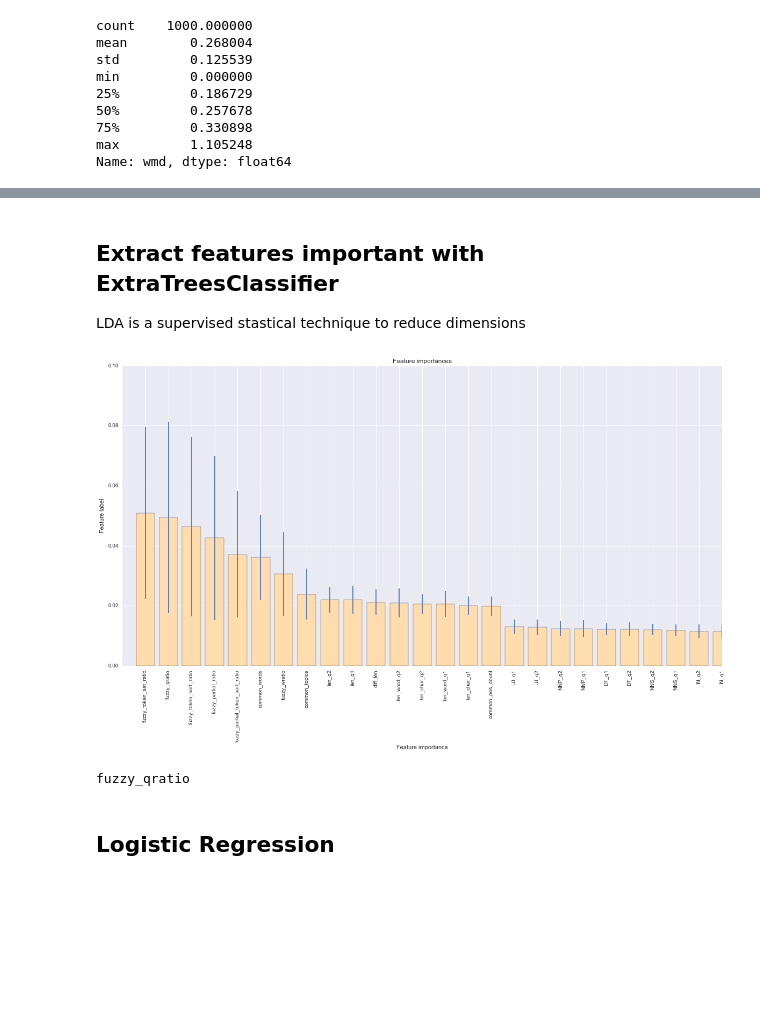
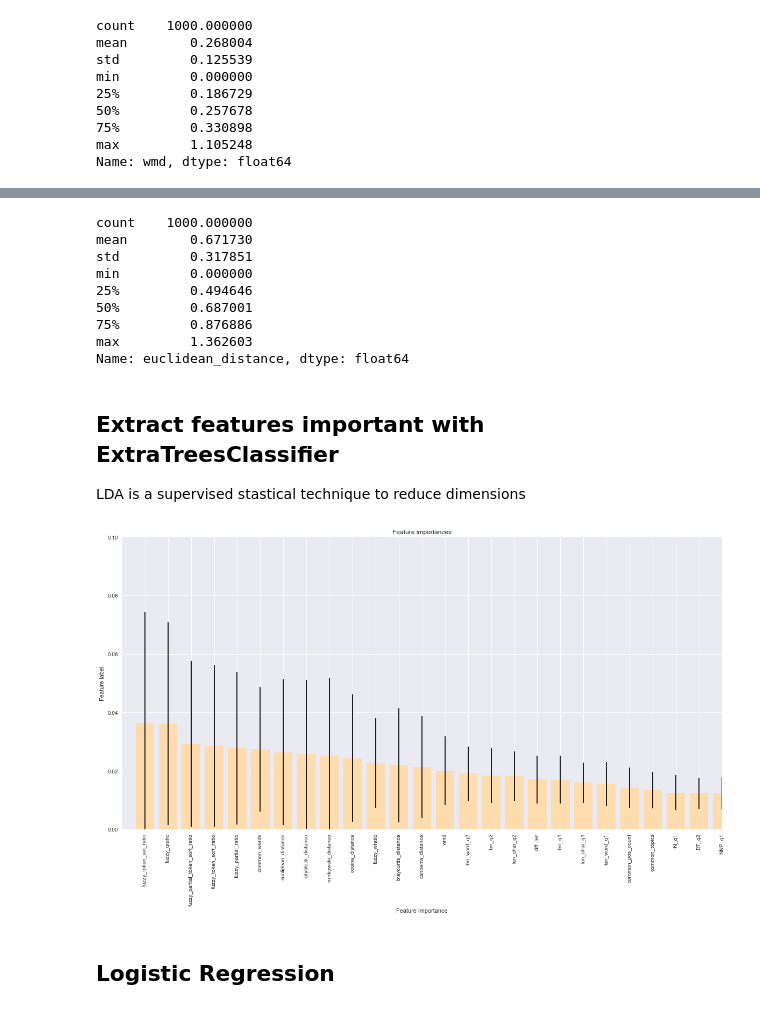
Before and after one commit to aissaelouafi/Quora, a Jupyter notebook: Quora Kaggle competition.ipynb, the cells around one changed output, grey strips where cells are left out. Saved outputs shown, nothing was run; the diff lists cells and outputs as text; code cells hidden in the pictures; blank space fills up the shorter version.

Commit message:
Add word mover's distance features based on word2vec model and several distances measures

```diff
--- a/Quora Kaggle competition.ipynb
+++ b/Quora Kaggle competition.ipynb
@@ -313,0 +319,5 @@ Name: wmd, dtype: float64
+# %%
+def word2vec_sentences(s):
+    M = sent2vec(s)
+    v = M.sum(axis=0)
+    return v / np.sqrt((v ** 2).sum())
@@ -314,34 +342,76 @@ Name: wmd, dtype: float64
+# %%
+df_train['cosine_distance'] = [cosine(x, y) for (x, y) in zip(np.nan_to_num(question1_vectors),np.nan_to_num(question2_vectors))]
+df_train['euclidean_distance'] = [euclidean(x, y) for(x, y) in zip(np.nan_to_num(question1_vectors),np.nan_to_num(question2_vectors))]
+
+df_test['cosine_distance'] = [cosine(x, y) for (x, y) in zip(np.nan_to_num(question1_test_vectors),np.nan_to_num(question2_test_vectors))]
+df_test['euclidean_distance'] = [euclidean(x, y) for(x, y) in zip(np.nan_to_num(question1_test_vectors),np.nan_to_num(question2_test_vectors))]
+
+
+df_train['jaccard_distance'] = [jaccard(x, y) for (x, y) in zip(np.nan_to_num(question1_vectors),np.nan_to_num(question2_vectors))]
+df_test['jaccard_distance'] = [jaccard(x, y) for(x, y) in zip(np.nan_to_num(question1_test_vectors),np.nan_to_num(question2_test_vectors))]
+
+
+df_train['canberra_distance'] = [canberra(x, y) for (x, y) in zip(np.nan_to_num(question1_vectors),np.nan_to_num(question2_vectors))]
+df_test['canberra_distance'] = [canberra(x, y) for(x, y) in zip(np.nan_to_num(question1_test_vectors),np.nan_to_num(question2_test_vectors))]
+
+
+df_train['minkowski_distance'] = [minkowski(x, y, 3) for (x, y) in zip(np.nan_to_num(question1_vectors),np.nan_to_num(question2_vectors))]
+df_test['minkowski_distance'] = [minkowski(x, y, 3) for(x, y) in zip(np.nan_to_num(question1_test_vectors),np.nan_to_num(question2_test_vectors))]
+
+
+df_train['braycurtis_distance'] = [braycurtis(x, y) for (x, y) in zip(np.nan_to_num(question1_vectors),np.nan_to_num(question2_vectors))]
+df_test['braycurtis_distance'] = [braycurtis(x, y) for(x, y) in zip(np.nan_to_num(question1_test_vectors),np.nan_to_num(question2_test_vectors))]
+
+
+df_train['canberra_distance'] = [canberra(x, y) for (x, y) in zip(np.nan_to_num(question1_vectors),np.nan_to_num(question2_vectors))]
+df_test['canberra_distance'] = [canberra(x, y) for(x, y) in zip(np.nan_to_num(question1_test_vectors),np.nan_to_num(question2_test_vectors))]
+
+
+df_train['cityblock_distance'] = [cityblock(x, y) for (x, y) in zip(np.nan_to_num(question1_vectors),np.nan_to_num(question2_vectors))]
+df_test['cityblock_distance'] = [cityblock(x, y) for(x, y) in zip(np.nan_to_num(question1_test_vectors),np.nan_to_num(question2_test_vectors))]
+# %%
+df_train.euclidean_distance.describe()
+# %% [output]
+count    1000.000000
+mean        0.671730
+std         0.317851
+min         0.000000
+25%         0.494646
+50%         0.687001
+75%         0.876886
+max         1.362603
+Name: euclidean_distance, dtype: float64
 # %% [markdown]
 ## Extract features important with ExtraTreesClassifier
 LDA is a supervised stastical technique to reduce dimensions
 # %%
 # Build a forest and compute the feature importances
 forest = ExtraTreesClassifier(n_estimators=250,random_state=0)
 train = df_train.ix[:, 6:,]
+train = train.fillna(0)
 forest.fit(train, df_train.is_duplicate)
 importances = forest.feature_importances_
 std = np.std([tree.feature_importances_ for tree in forest.estimators_],axis=0)
 indices = np.argsort(importances)[::-1]
 list = train.columns.values
 # Print the feature ranking
 #print("Feature ranking:")
 
 #for f in range(train.shape[1]):
 #    print("%d. feature %d (%f)" % (f + 1, indices[f], importances[indices[f]]))
 
 # Plot the feature importances of the forest
 plt.figure(figsize=(20, 10))
 plt.title("Feature importances")
 plt.bar(range(train.shape[1]), importances[indices],color='#ffdcad', yerr=std[indices], align="center")
 plt.xticks(range(train.shape[1]), list[indices],rotation='vertical')
 plt.xlim([-1, 25])
 plt.ylim([0,.1])
 plt.xlabel("Feature importance")
 plt.ylabel("Feature label")
 plt.show()
 # %% [output]
-[figure, old version]
+[figure, new version]
-fuzzy_qratio
 # %% [markdown]
 ## Logistic Regression
 # %%
```
Also changed, not shown: parts of 12 cells of this notebook.
